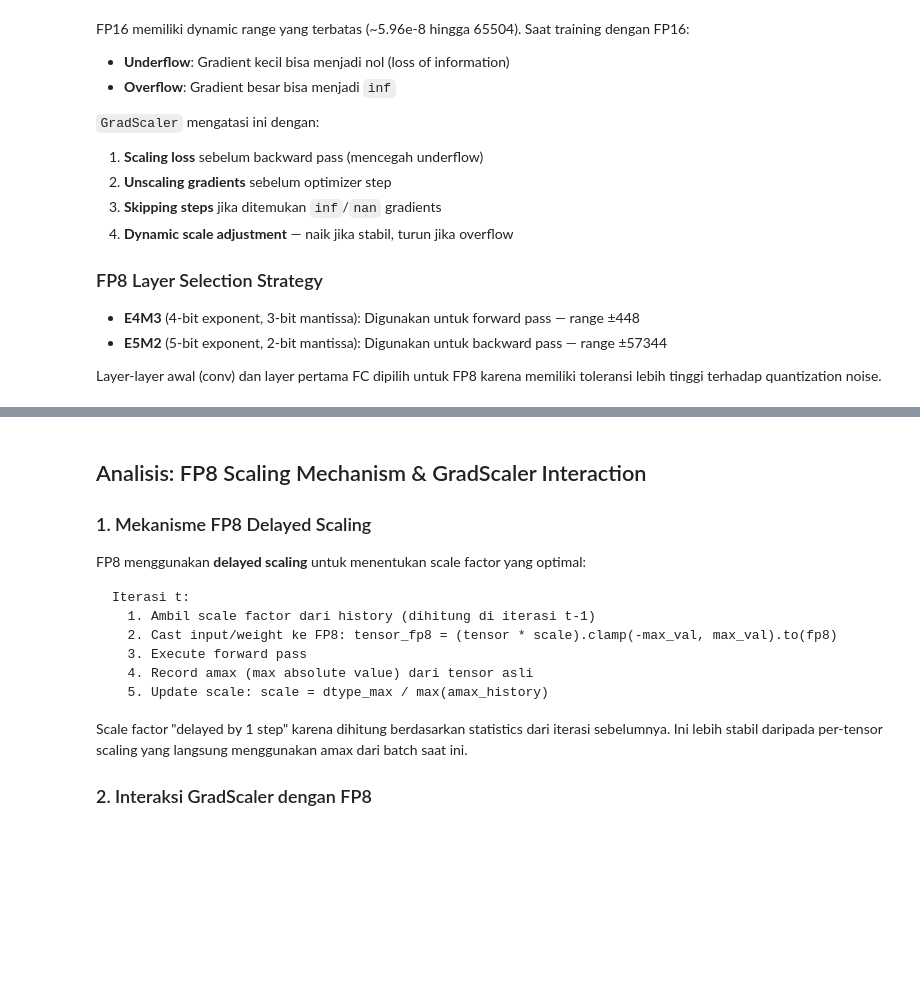
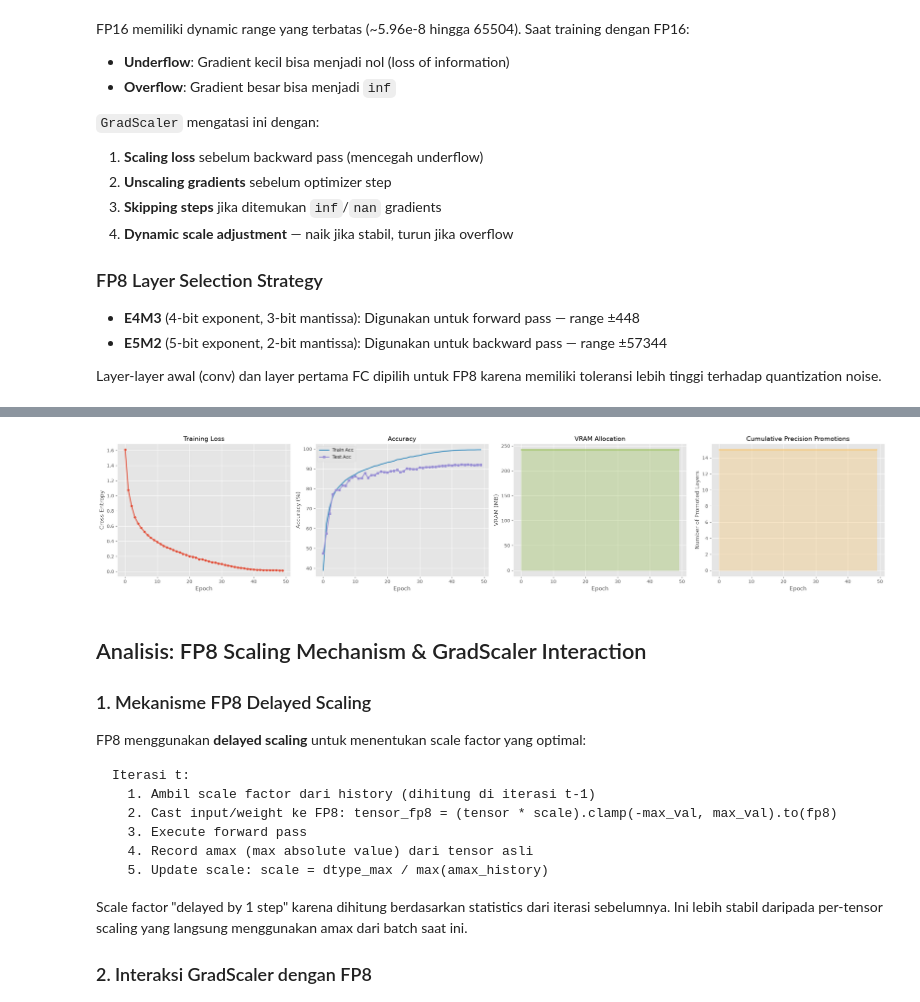
Before and after one commit to RedSafir/Adaptive-Precision-Assigment, a Jupyter notebook: vgg16_cifar10_fp16_fp8.ipynb, the cells around one changed output, grey strips where cells are left out. Saved outputs shown, nothing was run; the diff lists cells and outputs as text; code cells hidden in the pictures; blank space fills up the shorter version.

```diff
--- a/vgg16_cifar10_fp16_fp8.ipynb
+++ b/vgg16_cifar10_fp16_fp8.ipynb
@@ -385,31 +459,20 @@ print("train_epoch() defined ✓ [APA v2.0: GradScaler + EMA-Gated]")
 # ============================================================
 # Cell 9: Evaluation Function
 # ============================================================
-# Evaluasi juga menggunakan autocast FP16 agar konsisten
-# dengan kondisi training (precision yang sama).
 
 @torch.no_grad()
 def evaluate(model, loader, criterion, device):
-    """
-    Evaluate model pada test set dengan autocast FP16.
-
-    Args:
-        model: VGG16Native model (eval mode)
-        loader: Test DataLoader
-        criterion: Loss function
-        device: CUDA device
-
-    Returns:
-        tuple: (avg_loss, accuracy%)
-    """
     model.eval()
     total_loss, correct, total = 0.0, 0, 0
 
     for inputs, targets in loader:
         inputs, targets = inputs.to(device), targets.to(device)
 
-        # Eval juga dengan autocast FP16
-        with torch.cuda.amp.autocast(dtype=torch.float16):
+        if device == 'cuda':
+            with torch.cuda.amp.autocast(dtype=torch.float16):
+                outputs = model(inputs)
+                loss = criterion(outputs, targets)
+        else:
             outputs = model(inputs)
             loss = criterion(outputs, targets)
 
@@ -422,5 +485,4 @@ def evaluate(model, loader, criterion, device):
     accuracy = 100.0 * correct / total
     return avg_loss, accuracy
 
-
-print('[INFO] evaluate() function defined.')
+print("evaluate() defined [OK]")
@@ -541,6 +695,6 @@ print(f"APA v2.0 Efficiency: {stats['sync_efficiency']}")
 # %%
 # ============================================================
-# Cell 12: Visualization
+# Cell 12: Visualization (Termasuk Promotion Plot & List)
 # ============================================================
 
 plt.style.use('ggplot')
@@ -550,33 +704,49 @@ fig, (ax1, ax2, ax3, ax4) = plt.subplots(1, 4, figsize=(24, 5))
 ax1.plot(history['train_loss'], color='#E24A33', linewidth=2, marker='o', markersize=4)
 ax1.set_title('Training Loss', fontsize=14)
 ax1.set_xlabel('Epoch', fontsize=12)
 ax1.set_ylabel('Cross Entropy', fontsize=12)
 
 # 2. Accuracy Curve
 ax2.plot(history['train_acc'], label='Train Acc', color='#348ABD', linewidth=2)
 ax2.plot(history['test_acc'], label='Test Acc', color='#988ED5', linewidth=2, marker='s', markersize=4)
 ax2.set_title('Accuracy', fontsize=14)
 ax2.set_xlabel('Epoch', fontsize=12)
 ax2.set_ylabel('Accuracy (%)', fontsize=12)
 ax2.legend()
 
 # 3. VRAM Usage
 ax3.plot(history['vram'], color='#8EBA42', linewidth=2, fillstyle='bottom')
 ax3.fill_between(range(len(history['vram'])), history['vram'], alpha=0.3, color='#8EBA42')
 ax3.set_title('VRAM Allocation', fontsize=14)
 ax3.set_xlabel('Epoch', fontsize=12)
 ax3.set_ylabel('VRAM (MB)', fontsize=12)
 
 # 4. Cumulative Promotions
 ax4.plot(history['promotions'], color='#FBC15E', linewidth=2, drawstyle='steps-post')
 ax4.fill_between(range(len(history['promotions'])), history['promotions'], alpha=0.3, color='#FBC15E', step='post')
 ax4.set_title('Cumulative Precision Promotions', fontsize=14)
 ax4.set_xlabel('Epoch', fontsize=12)
 ax4.set_ylabel('Number of Promoted Layers', fontsize=12)
 
 plt.tight_layout()
 plt.savefig('vgg16_fp16_fp8_training_results.png', dpi=150, bbox_inches='tight')
 plt.show()
+
+# --- Print Promotion History ---
+print("\n" + "="*80)
+print("RIWAYAT PROMOSI TENSOR (FALLBACK KE FP16)")
+print("="*80)
+promotion_events = []
+for epoch_idx, epoch_proms in enumerate(history.get('promotion_details', [])):
+    epoch_num = epoch_idx + 1
+    for prom in epoch_proms:
+        print(f"Epoch {epoch_num:2d} | Group {prom['group_id']:3d} | Layer {prom['layer_name']:20s} | Type {prom['ttype']} | Index {prom['index']}")
+        promotion_events.append(prom)
+if not promotion_events:
+    print("Tidak ada tensor yang dipromosikan (training berjalan stabil dalam FP8).")
+print("="*80)
+# %% [output]
+[figure, added]
 # %% [markdown]
 ## Analisis: FP8 Scaling Mechanism & GradScaler Interaction
 
```
Also changed, not shown: parts of 10 cells of this notebook, 2 other files.
